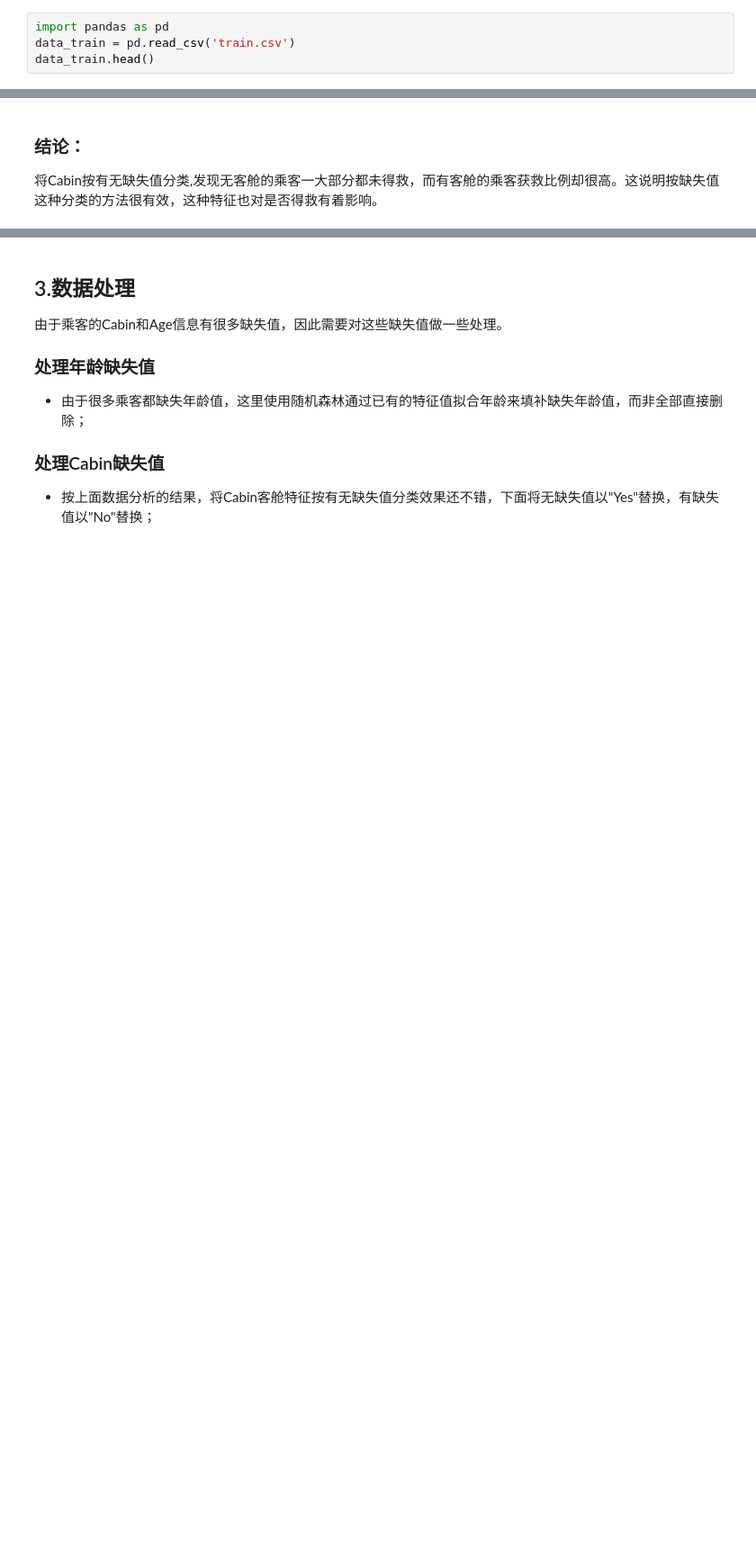
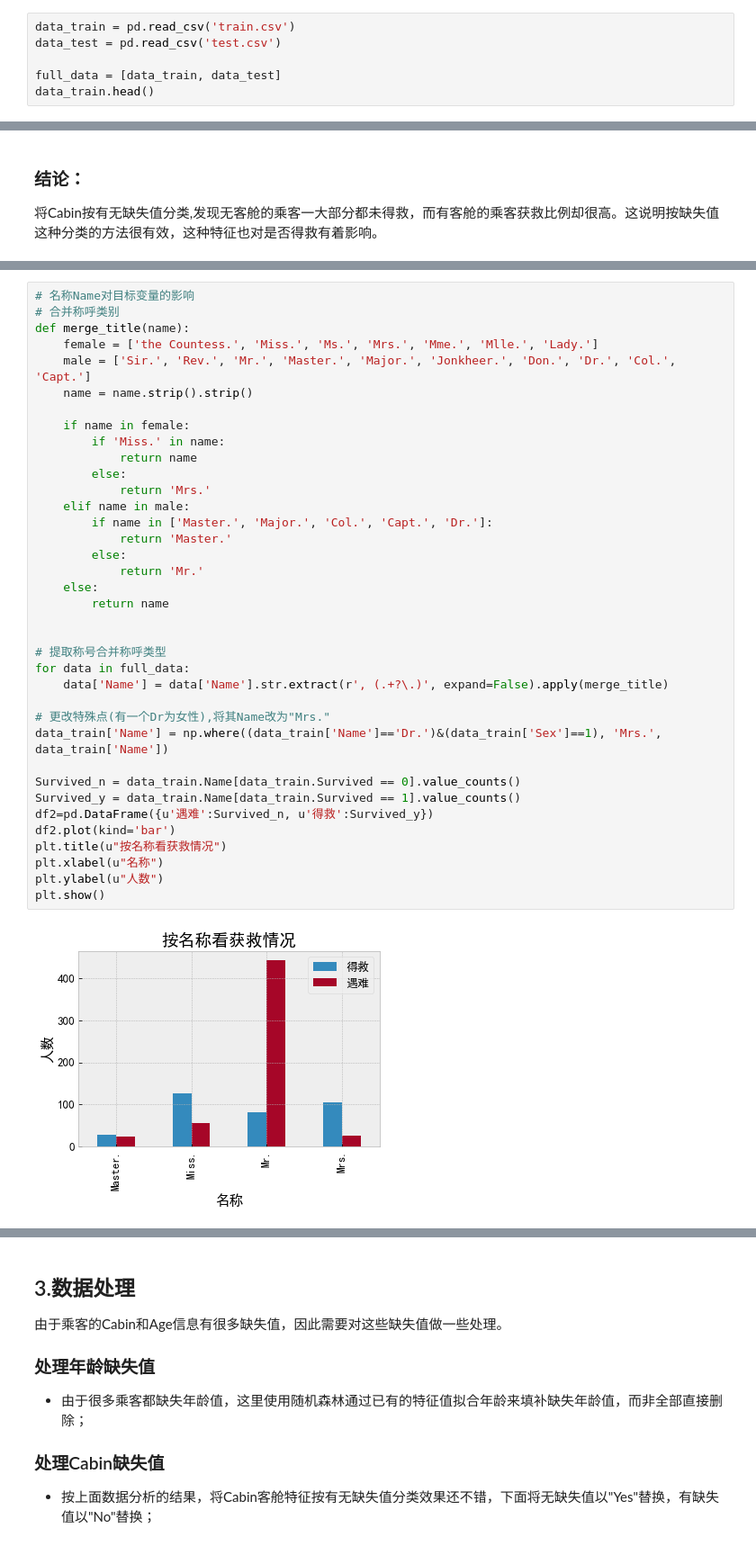
Before and after one commit to xiaoyusmd/taitanic_prediction, a Jupyter notebook: 泰坦尼克号生还者预测分析.ipynb, the cells around one changed output, grey strips where cells are left out. Shown at 90% size. Drawn from its saved outputs; the diff is of its cells as text; blank space fills up the shorter version.

```diff
--- a/泰坦尼克号生还者预测分析.ipynb
+++ b/泰坦尼克号生还者预测分析.ipynb
@@ -13,6 +37,8 @@
 # %%
-import pandas as pd
 data_train = pd.read_csv('train.csv')
+data_test = pd.read_csv('test.csv')
+
+full_data = [data_train, data_test]
 data_train.head()
 # %% [output]
 |  | PassengerId | Survived | Pclass | Name | Sex | Age | SibSp | Parch | Ticket | Fare | ... |
@@ -223,0 +273,39 @@ plt.show()
+# %%
+# 名称Name对目标变量的影响
+# 合并称呼类别
+def merge_title(name):
+    female = ['the Countess.', 'Miss.', 'Ms.', 'Mrs.', 'Mme.', 'Mlle.', 'Lady.']
+    male = ['Sir.', 'Rev.', 'Mr.', 'Master.', 'Major.', 'Jonkheer.', 'Don.', 'Dr.', 'Col.', 'Capt.']
+    name = name.strip().strip()
+
+    if name in female:
+        if 'Miss.' in name:
+            return name
+        else:
+            return 'Mrs.'
+    elif name in male:
+        if name in ['Master.', 'Major.', 'Col.', 'Capt.', 'Dr.']:
+            return 'Master.'
+        else:
+            return 'Mr.'
+    else:
+        return name
+
+
+# 提取称号合并称呼类型
+for data in full_data:
+    data['Name'] = data['Name'].str.extract(r', (.+?\.)', expand=False).apply(merge_title)
+
+# 更改特殊点(有一个Dr为女性),将其Name改为"Mrs."
+data_train['Name'] = np.where((data_train['Name']=='Dr.')&(data_train['Sex']==1), 'Mrs.', data_train['Name'])
+
+Survived_n = data_train.Name[data_train.Survived == 0].value_counts()
+Survived_y = data_train.Name[data_train.Survived == 1].value_counts()
+df2=pd.DataFrame({u'遇难':Survived_n, u'得救':Survived_y})
+df2.plot(kind='bar')
+plt.title(u"按名称看获救情况")
+plt.xlabel(u"名称")
+plt.ylabel(u"人数")
+plt.show()
+# %% [output]
+[figure, added]
```
Also changed, not shown: parts of 52 cells of this notebook.
